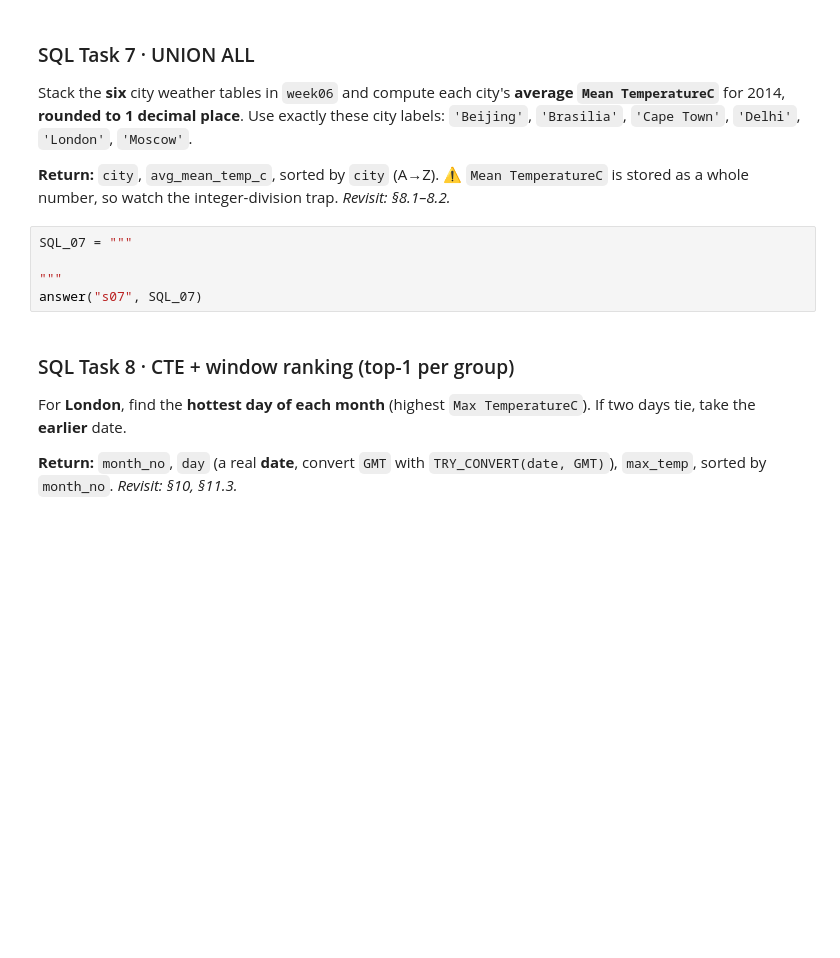
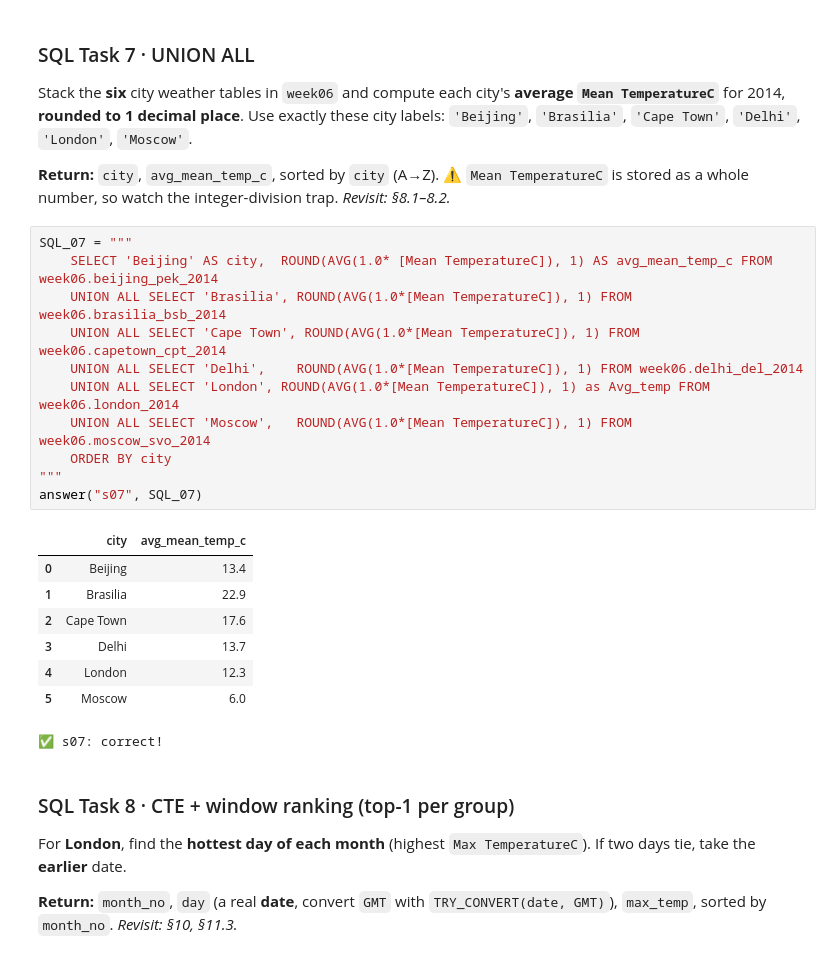
Before and after one commit to Timmy-Ezekiel/Dataraflow-data-science, a Jupyter notebook: week6/Week_6_numpy_&_panda1.ipynb, the cells around one changed output. Saved outputs shown, nothing was run; the diff lists cells and outputs as text; blank space fills up the shorter version.

```diff
--- a/week6/Week_6_numpy_&_panda1.ipynb
+++ b/week6/Week_6_numpy_&_panda1.ipynb
@@ -481,9 +572,24 @@ for 2014, **rounded to 1 decimal place**. Use exactly these city labels:
 ⚠️ `Mean TemperatureC` is stored as a whole number, so watch the integer-division trap. *Revisit: §8.1–8.2.*
 # %%
 SQL_07 = """
-
+    SELECT 'Beijing' AS city,  ROUND(AVG(1.0* [Mean TemperatureC]), 1) AS avg_mean_temp_c FROM week06.beijing_pek_2014
+    UNION ALL SELECT 'Brasilia', ROUND(AVG(1.0*[Mean TemperatureC]), 1) FROM week06.brasilia_bsb_2014
+    UNION ALL SELECT 'Cape Town', ROUND(AVG(1.0*[Mean TemperatureC]), 1) FROM week06.capetown_cpt_2014
+    UNION ALL SELECT 'Delhi',    ROUND(AVG(1.0*[Mean TemperatureC]), 1) FROM week06.delhi_del_2014
+    UNION ALL SELECT 'London', ROUND(AVG(1.0*[Mean TemperatureC]), 1) as Avg_temp FROM week06.london_2014
+    UNION ALL SELECT 'Moscow',   ROUND(AVG(1.0*[Mean TemperatureC]), 1) FROM week06.moscow_svo_2014
+    ORDER BY city
 """
 answer("s07", SQL_07)
+# %% [output]
+|  | city | avg_mean_temp_c |
+| 0 | Beijing | 13.4 |
+| 1 | Brasilia | 22.9 |
+| 2 | Cape Town | 17.6 |
+| 3 | Delhi | 13.7 |
+| 4 | London | 12.3 |
+| 5 | Moscow | 6.0 |
+✅ s07: correct!
 # %% [markdown]
 ### SQL Task 8 · CTE + window ranking (top-1 per group)
 For **London**, find the **hottest day of each month** (highest `Max TemperatureC`). If two days tie,
```
Also changed, not shown: parts of 10 cells of this notebook, 1 other file.
